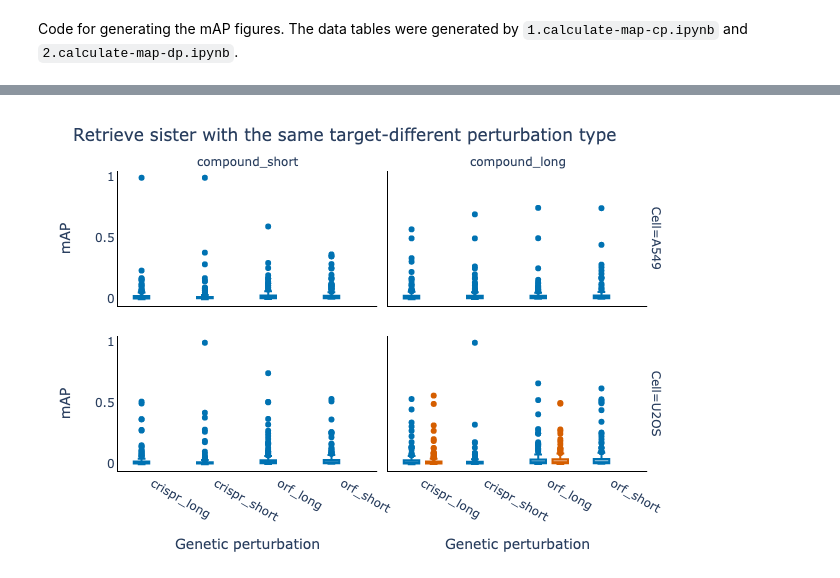
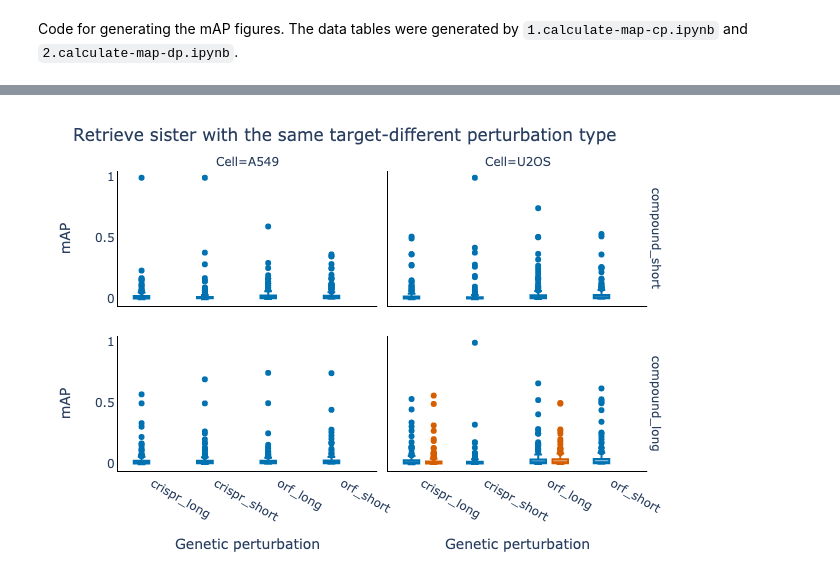
Before and after one commit to jump-cellpainting/2024_Chandrasekaran_NatureMethods, a Jupyter notebook: benchmark/3.generate-map-figure.ipynb, the cells around one changed output, grey strips where cells are left out. Cells and saved outputs as stored; diff of their text form; code cells hidden in the pictures.

```diff
--- a/benchmark/3.generate-map-figure.ipynb
+++ b/benchmark/3.generate-map-figure.ipynb
@@ -118,27 +118,27 @@ gene_compound_df = pd.concat([cp_gene_compound_df, dp_gene_compound_df], ignore_
 # %%
 fig = px.box(data_frame=gene_compound_df,
              x='Modality2',
              y='mAP',
              color='feature_set',
              boxmode='group',
-             facet_col='Modality1',
-             facet_row='Cell',
+             facet_col='Cell',
+             facet_row='Modality1',
              color_discrete_map=color_discrete_map,
              facet_row_spacing=0.1)
 fig.update_layout(title='Retrieve sister with the same target-different perturbation type',
                   xaxis1=dict(title='Genetic perturbation', linecolor = "#000000"),
                   xaxis2=dict(title='Genetic perturbation', linecolor = "#000000"),
                   xaxis3=dict(linecolor = "#000000"),
                   xaxis4=dict(linecolor = "#000000"),
                   yaxis1=dict(title='mAP', linecolor = "#000000"),
                   yaxis2=dict(linecolor = "#000000"),
                   yaxis3=dict(title='mAP', linecolor = "#000000"),
                   yaxis4=dict(linecolor = "#000000"),
                   paper_bgcolor='rgba(0,0,0,0)',
                   plot_bgcolor='rgba(0,0,0,0)',
                   showlegend=False)
 fig.for_each_annotation(lambda a: a.update(text=a.text.replace("Modality1=", "")))
 fig.show("png")
 fig.write_image(f'figures/3.gene_compound_matching_map.png', width=640, height=480, scale=2)
 # %% [output]
-[figure, old version]
+[figure, new version]
```
Also changed, not shown: parts of 2 cells of this notebook, 3 other files.
